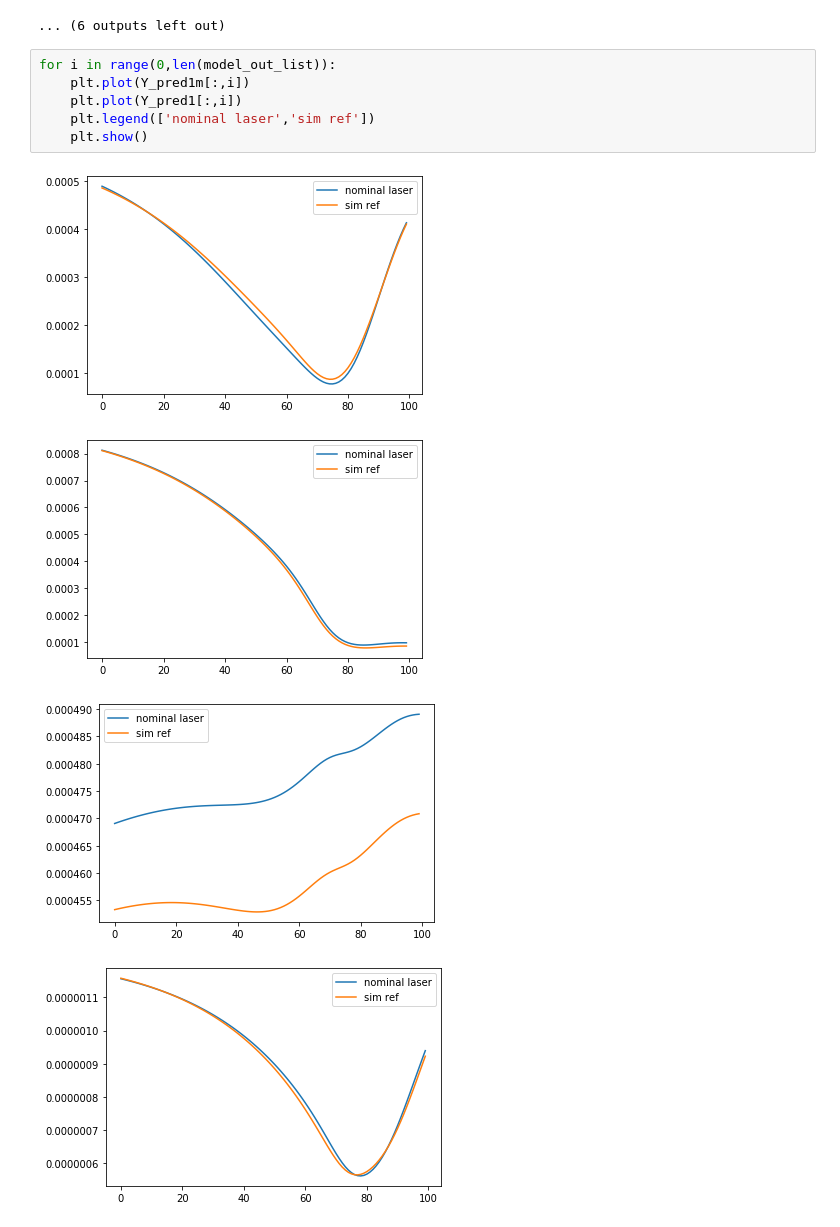
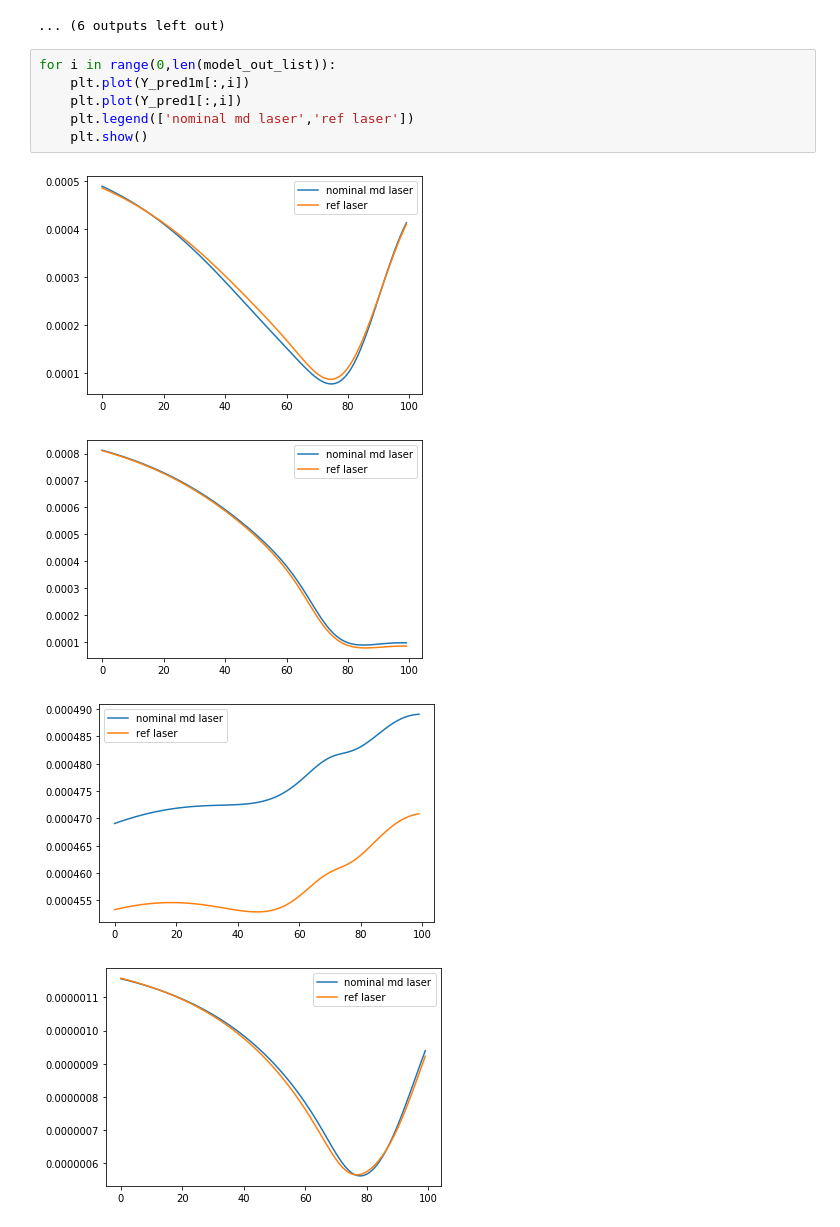
Before and after one commit to singh96aman/lcls_cu_injector_tuning, a Jupyter notebook: models/simple_models/LCLS_Cu_Inj_scalar_beam_size_emit_OTR2.ipynb, the cells around one changed output. Cells and saved outputs as stored; diff of their text form.

Commit message:
adding comparison with nominal MD values2

```diff
--- a/models/simple_models/LCLS_Cu_Inj_scalar_beam_size_emit_OTR2.ipynb
+++ b/models/simple_models/LCLS_Cu_Inj_scalar_beam_size_emit_OTR2.ipynb
@@ -1394,11 +1394,11 @@ SQ01:b1_gradient
 # %%
 for i in range(0,len(model_out_list)):
     plt.plot(Y_pred1m[:,i])
     plt.plot(Y_pred1[:,i])
-    plt.legend(['nominal laser','sim ref'])
+    plt.legend(['nominal md laser','ref laser'])
     plt.show()
 # %% [output]
-[figure, old version]
+[figure, new version]
-[figure, old version]
+[figure, new version]
-[figure, old version]
+[figure, new version]
-[figure, old version]
+[figure, new version]
```
Also changed, not shown: parts of 3 cells of this notebook.
